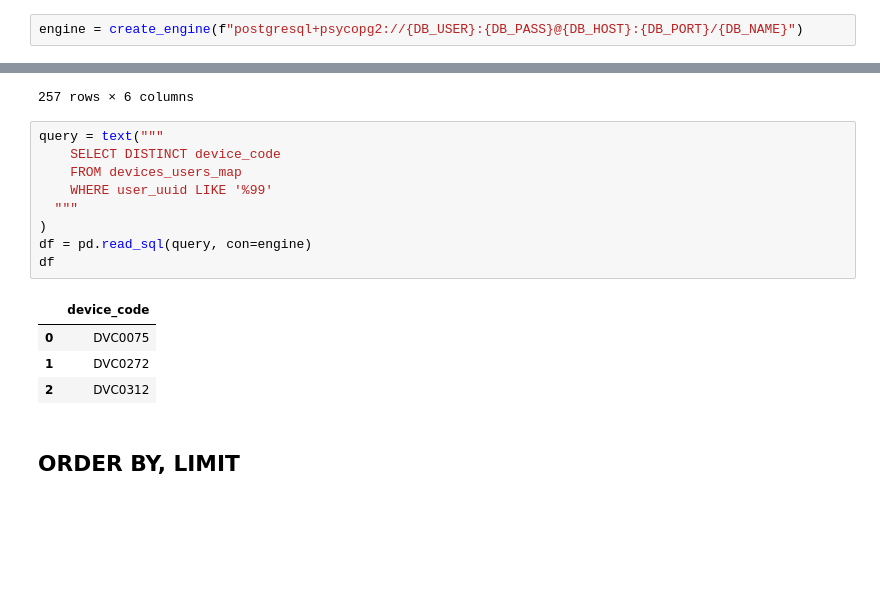
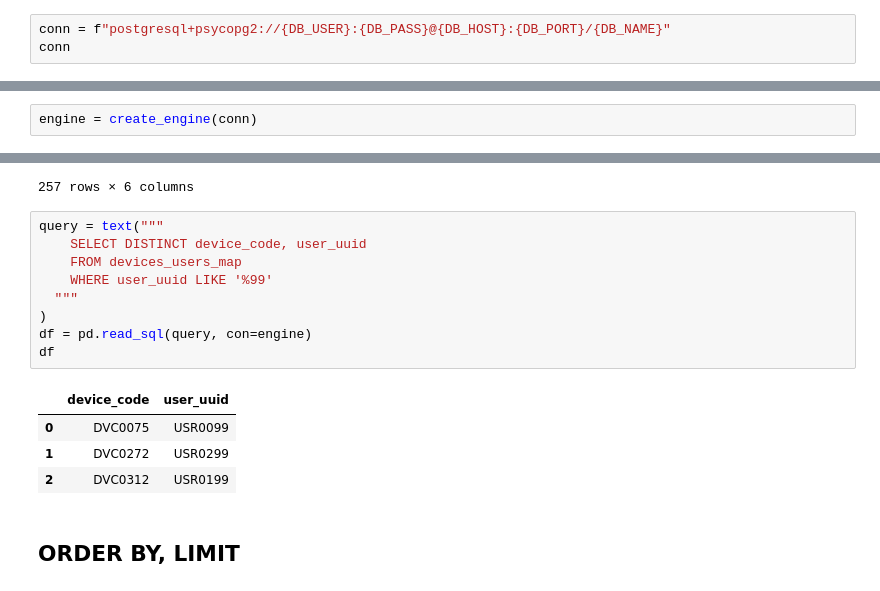
Before and after one commit to cpython-projects/da_1709, a Jupyter notebook: lesson_22.ipynb, the cells around one changed output, grey strips where cells are left out. Drawn from its saved outputs; the diff is of its cells as text; blank space fills up the shorter version.

```diff
--- a/lesson_22.ipynb
+++ b/lesson_22.ipynb
@@ -128,2 +128,3 @@ from sqlalchemy import create_engine, text
 # %%
-engine = create_engine(f"postgresql+psycopg2://{DB_USER}:{DB_PASS}@{DB_HOST}:{DB_PORT}/{DB_NAME}")
+conn = f"postgresql+psycopg2://{DB_USER}:{DB_PASS}@{DB_HOST}:{DB_PORT}/{DB_NAME}"
+conn
@@ -130 +133,3 @@ engine = create_engine(f"postgresql+psycopg2://{DB_USER}:{DB_PASS}@{DB_HOST}:{DB
+# %%
+engine = create_engine(conn)
 # %%
@@ -497,18 +506,18 @@ df
 257 rows × 6 columns
 # %%
 query = text("""
-    SELECT DISTINCT device_code
+    SELECT DISTINCT device_code, user_uuid
     FROM devices_users_map
     WHERE user_uuid LIKE '%99'
   """
 )
 df = pd.read_sql(query, con=engine)
 df
 # %% [output]
-|  | device_code |
-| 0 | DVC0075 |
-| 1 | DVC0272 |
-| 2 | DVC0312 |
+|  | device_code | user_uuid |
+| 0 | DVC0075 | USR0099 |
+| 1 | DVC0272 | USR0299 |
+| 2 | DVC0312 | USR0199 |
 # %% [markdown]
 ## ORDER BY, LIMIT
 # %% [markdown]
```
Also changed, not shown: parts of 5 cells of this notebook.
